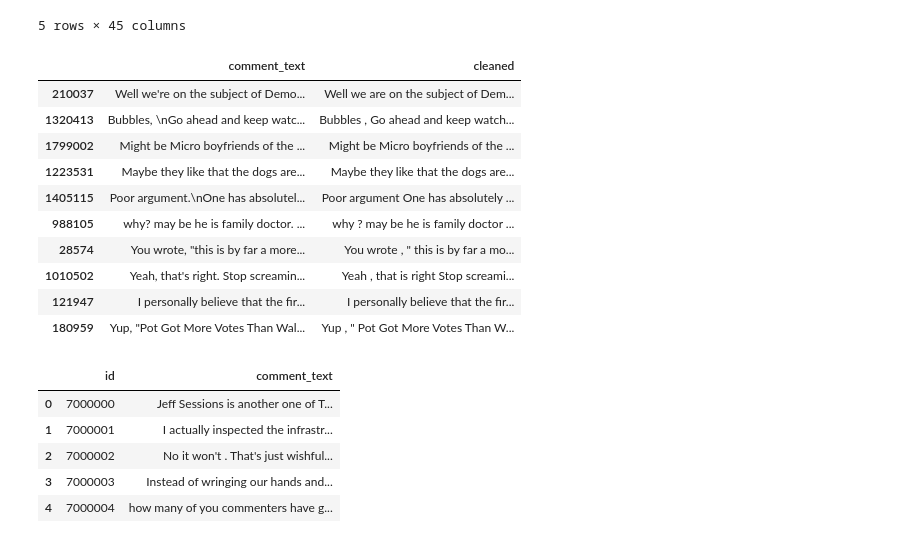
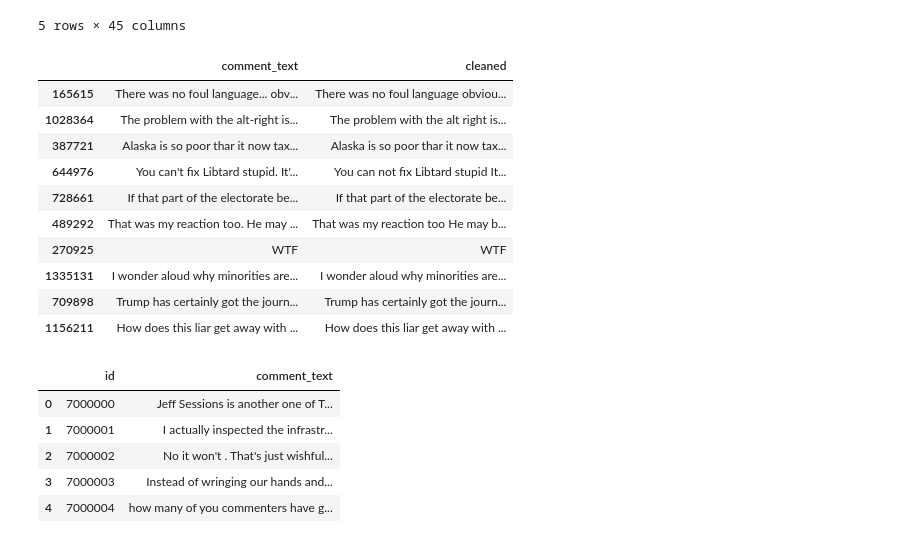
Before and after one commit to chicm/toxic, a Jupyter notebook: preprocess.ipynb, the cells around one changed output. Saved outputs shown, nothing was run; the diff lists cells and outputs as text; code cells hidden in the pictures.

```diff
--- a/preprocess.ipynb
+++ b/preprocess.ipynb
@@ -130,7 +130,7 @@ def fixing_with_regex(text):
     text = re.sub(r"(A|a)in(\'|\’)t ", "is not ", text)
     text = re.sub(r"n(\'|\’)t ", " not ", text)
     text = re.sub(r"(\'|\’)re ", " are ", text)
-    text = re.sub(r"(\'|\’)s ", " is ", text)
+    #text = re.sub(r"(\'|\’)s ", " is ", text)
     text = re.sub(r"(\'|\’)d ", " would ", text)
     text = re.sub(r"(\'|\’)ll ", " will ", text)
     text = re.sub(r"(\'|\’)t ", " not ", text)
@@ -229,19 +276,19 @@ df.head()
 # %%
 df['cleaned'] = df_cleaned.comment_text
 # %%
-df[['comment_text', 'cleaned']].sample(10)
+df[df['target']>=0.5][['comment_text', 'cleaned']].sample(10)
 # %% [output]
 |  | comment_text | cleaned |
-| 210037 | Well we're on the subject of Demo... | Well we are on the subject of Dem... |
-| 1320413 | Bubbles, \nGo ahead and keep watc... | Bubbles , Go ahead and keep watch... |
-| 1799002 | Might be Micro boyfriends of the ... | Might be Micro boyfriends of the ... |
-| 1223531 | Maybe they like that the dogs are... | Maybe they like that the dogs are... |
-| 1405115 | Poor argument.\nOne has absolutel... | Poor argument One has absolutely ... |
-| 988105 | why? may be he is family doctor. ... | why ? may be he is family doctor ... |
-| 28574 | You wrote, "this is by far a more... | You wrote , " this is by far a mo... |
-| 1010502 | Yeah, that's right. Stop screamin... | Yeah , that is right Stop screami... |
-| 121947 | I personally believe that the fir... | I personally believe that the fir... |
-| 180959 | Yup, "Pot Got More Votes Than Wal... | Yup , " Pot Got More Votes Than W... |
+| 165615 | There was no foul language... obv... | There was no foul language obviou... |
+| 1028364 | The problem with the alt-right is... | The problem with the alt right is... |
+| 387721 | Alaska is so poor thar it now tax... | Alaska is so poor thar it now tax... |
+| 644976 | You can't fix Libtard stupid. It'... | You can not fix Libtard stupid It... |
+| 728661 | If that part of the electorate be... | If that part of the electorate be... |
+| 489292 | That was my reaction too. He may ... | That was my reaction too He may b... |
+| 270925 | WTF | WTF |
+| 1335131 | I wonder aloud why minorities are... | I wonder aloud why minorities are... |
+| 709898 | Trump has certainly got the journ... | Trump has certainly got the journ... |
+| 1156211 | How does this liar get away with ... | How does this liar get away with ... |
 # %%
 df_cleaned.to_csv(os.path.join(settings.DATA_DIR, 'train_clean.csv'), header=True, index=False)
 # %%
```
Also changed, not shown: parts of 6 cells of this notebook, 6 other files.
